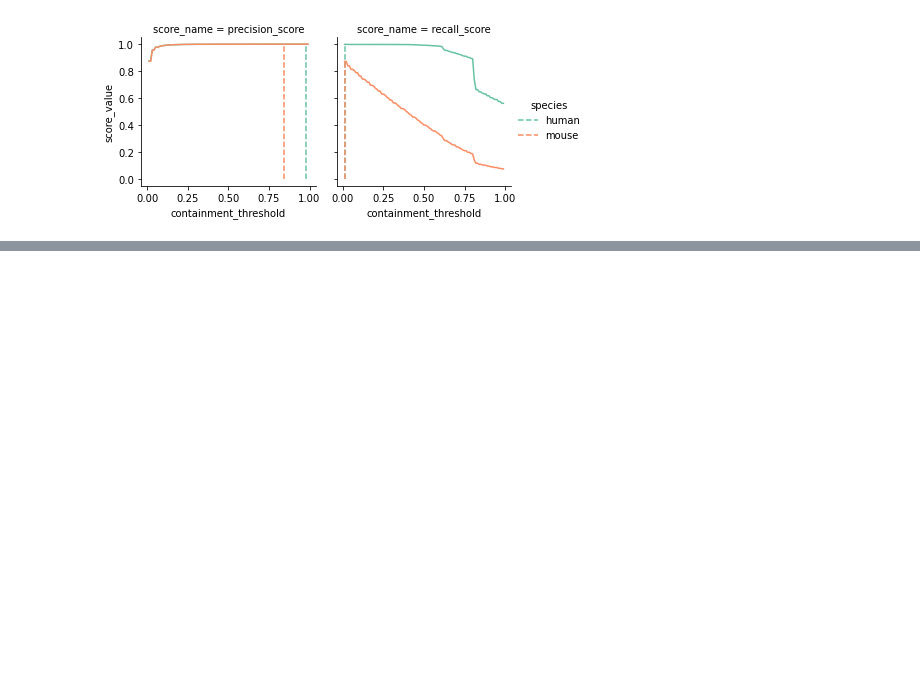
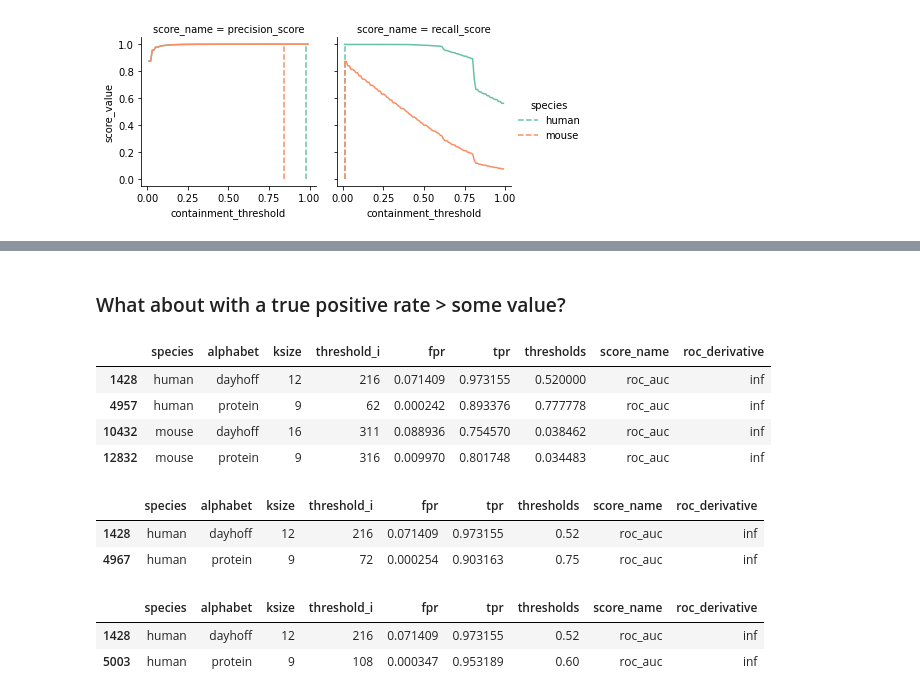
Before and after one commit to czbiohub-sf/scrnaseq-for-the-99-percent, a Jupyter notebook: notebooks/106_sklearn_metrics_human_qfo_busco_mammalia.ipynb, the cells around one changed output, grey strips where cells are left out. Cells and saved outputs as stored; diff of their text form; code cells hidden in the pictures; blank space fills up the shorter version.

```diff
--- a/notebooks/106_sklearn_metrics_human_qfo_busco_mammalia.ipynb
+++ b/notebooks/106_sklearn_metrics_human_qfo_busco_mammalia.ipynb
@@ -1099,0 +1145,22 @@ g.add_legend()
+# %% [markdown]
+### What about with a true positive rate > some value?
+# %%
+combined_roc_curve.loc[combined_roc_curve.query('(tpr >= 0.75) & (fpr < 0.1)').groupby(['species', 'alphabet']).roc_derivative.idxmax()]
+# %% [output]
+|  | species | alphabet | ksize | threshold_i | fpr | tpr | thresholds | score_name | roc_derivative |
+| 1428 | human | dayhoff | 12 | 216 | 0.071409 | 0.973155 | 0.520000 | roc_auc | inf |
+| 4957 | human | protein | 9 | 62 | 0.000242 | 0.893376 | 0.777778 | roc_auc | inf |
+| 10432 | mouse | dayhoff | 16 | 311 | 0.088936 | 0.754570 | 0.038462 | roc_auc | inf |
+| 12832 | mouse | protein | 9 | 316 | 0.009970 | 0.801748 | 0.034483 | roc_auc | inf |
+# %%
+combined_roc_curve.loc[combined_roc_curve.query('(tpr >= 0.9) & (fpr < 0.1)').groupby(['species', 'alphabet']).roc_derivative.idxmax()]
+# %% [output]
+|  | species | alphabet | ksize | threshold_i | fpr | tpr | thresholds | score_name | roc_derivative |
+| 1428 | human | dayhoff | 12 | 216 | 0.071409 | 0.973155 | 0.52 | roc_auc | inf |
+| 4967 | human | protein | 9 | 72 | 0.000254 | 0.903163 | 0.75 | roc_auc | inf |
+# %%
+combined_roc_curve.loc[combined_roc_curve.query('(tpr >= 0.95) & (fpr < 0.1)').groupby(['species', 'alphabet']).roc_derivative.idxmax()]
+# %% [output]
+|  | species | alphabet | ksize | threshold_i | fpr | tpr | thresholds | score_name | roc_derivative |
+| 1428 | human | dayhoff | 12 | 216 | 0.071409 | 0.973155 | 0.52 | roc_auc | inf |
+| 5003 | human | protein | 9 | 108 | 0.000347 | 0.953189 | 0.60 | roc_auc | inf |
```
Also changed, not shown: parts of 10 cells of this notebook, 1 other file.
